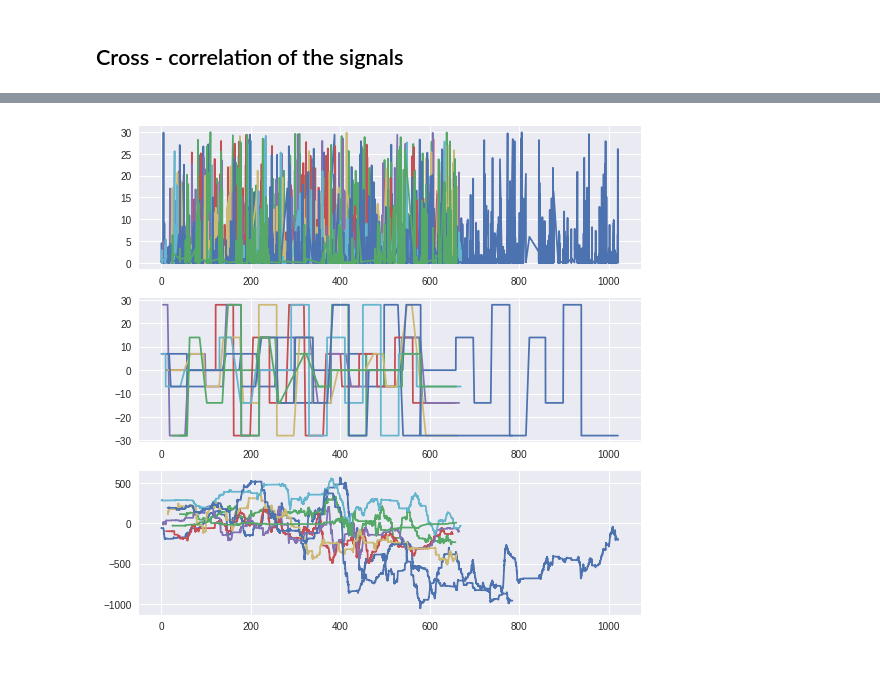
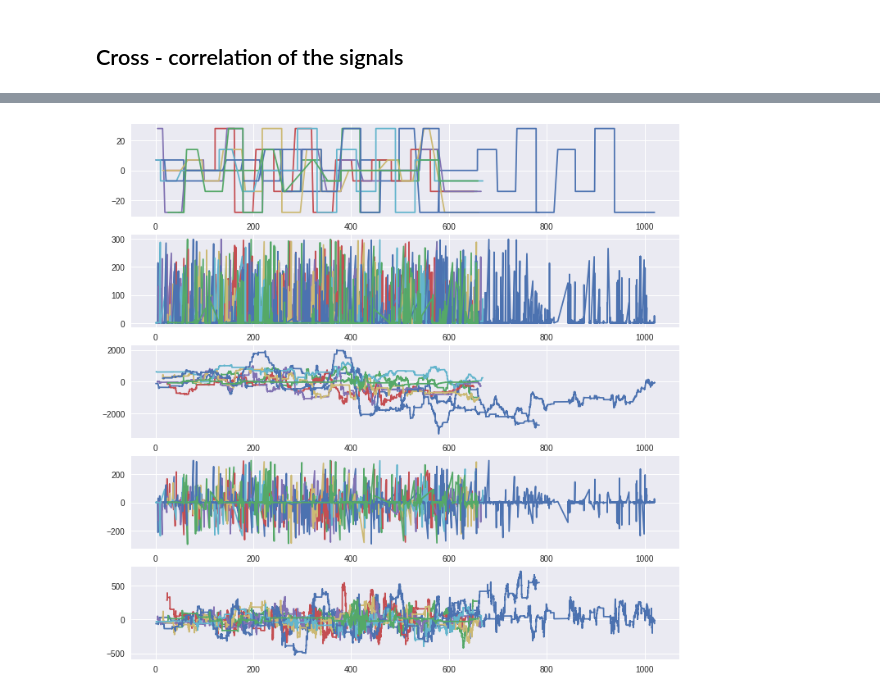
Before and after one commit to alTeska/VR_Acuity, a Jupyter notebook: notebooks/VelocityEvents.ipynb, the cells around one changed output, grey strips where cells are left out. Saved outputs shown, nothing was run; the diff lists cells and outputs as text; code cells hidden in the pictures; blank space fills up the shorter version.

```diff
--- a/notebooks/VelocityEvents.ipynb
+++ b/notebooks/VelocityEvents.ipynb
@@ -99,19 +112,24 @@ for i, x in enumerate(fname):
     df[i] = pd.merge(event[i], dfU[i], on='Frame')
     df[i].drop({'Time_y','Vxyz', 'theta'}, axis=1, inplace=True)
     df[i].corr = signal.correlate(df[i].speed, df[i].U, mode='same') / 128
+    df[i].corrZ = signal.correlate(df[i].speed, df[i].UZero, mode='same') / 128
 # %%
-fig = plt.figure(figsize=(9,9))
+fig = plt.figure(figsize=(12,12))
 
-ax1 = fig.add_subplot(311)
-ax2 = fig.add_subplot(312)
-ax3 = fig.add_subplot(313)
+ax1 = fig.add_subplot(511)
+ax2 = fig.add_subplot(512)
+ax3 = fig.add_subplot(513)
+ax4 = fig.add_subplot(514)
+ax5 = fig.add_subplot(515)
 
 for i, x in enumerate(fname):
-    ax1.plot(df[i].Time_x, df[i].U)
-    ax2.plot(df[i].Time_x, df[i].speed)
+    ax1.plot(df[i].Time_x, df[i].speed)
+    ax2.plot(df[i].Time_x, df[i].U)
     ax3.plot(df[i].Time_x, df[i].corr)
+    ax4.plot(df[i].Time_x, df[i].UZero)
+    ax5.plot(df[i].Time_x, df[i].corrZ)
 # %% [output]
-[figure, old version]
+[figure, new version]
 # %%
 for i, x in enumerate(fname):
     fig = plt.figure(figsize=(9,9))
```
Also changed, not shown: parts of 9 cells of this notebook.
